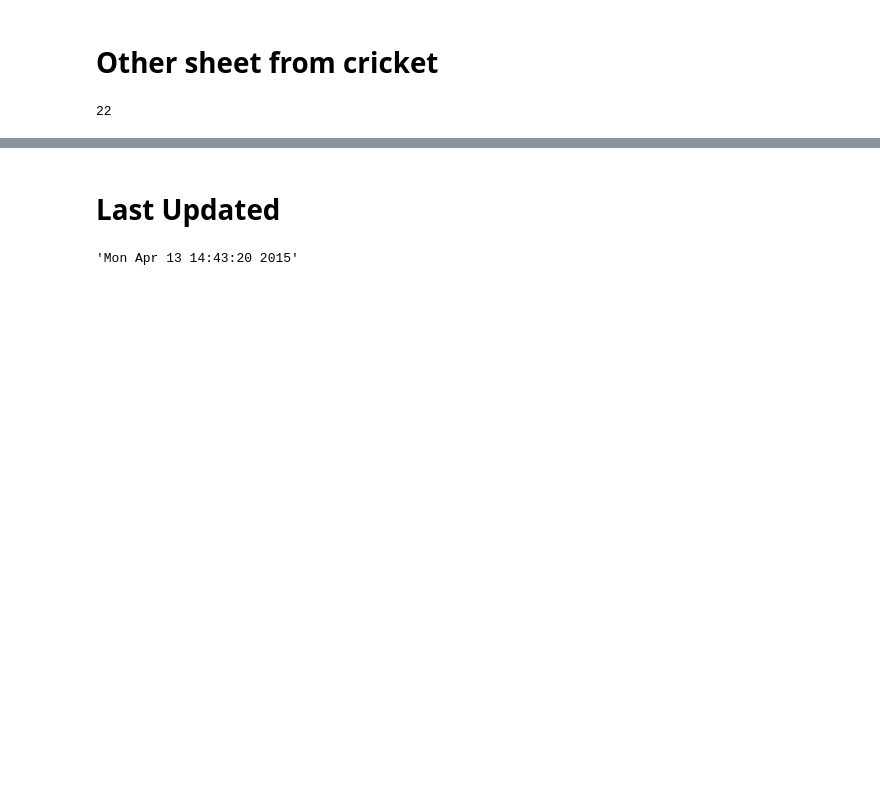
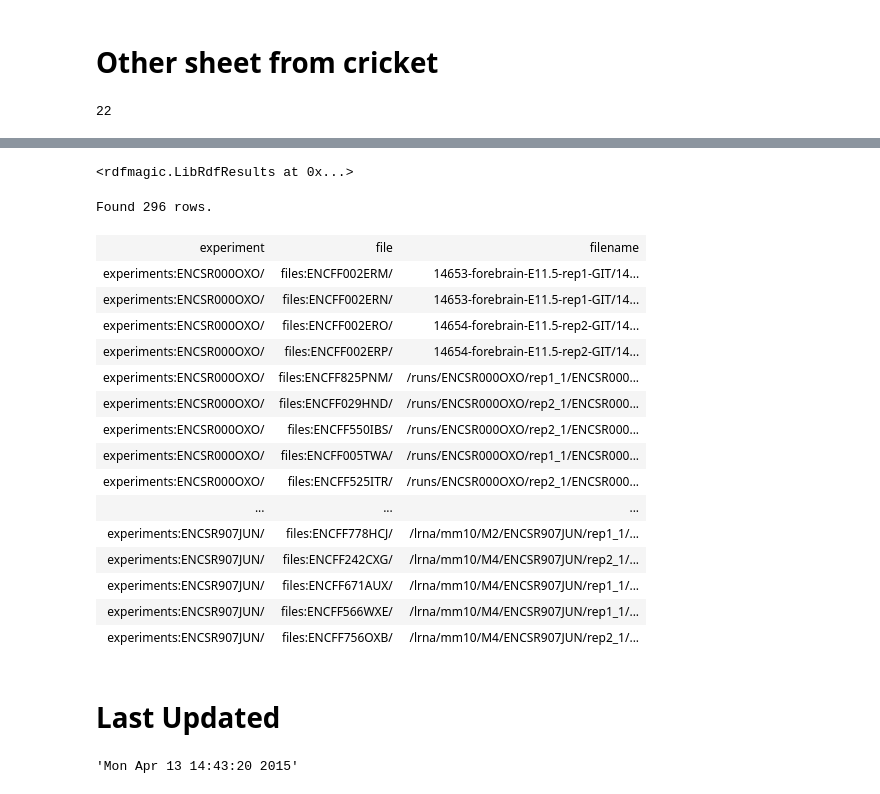
Before and after one commit to detrout/encode3-curation, a Jupyter notebook: single cell dataset members.ipynb, the cells around one changed output, grey strips where cells are left out. Saved outputs shown, nothing was run; the diff lists cells and outputs as text; code cells hidden in the pictures; blank space fills up the shorter version.

```diff
--- a/single cell dataset members.ipynb
+++ b/single cell dataset members.ipynb
@@ -167,6 +272,41 @@ order by ?experiment
 | experiments:ENCSR907JUN/ | libraries:ENCLB185MNU/ | Total RNA-seq on postnatal 0 day ... | library:14636/ | Illumina index__705_506_Paired_en... |
 | experiments:ENCSR950BNG/ | libraries:ENCLB791CRT/ | Total RNA-seq on postnatal 0 day ... | library:14633/ | Illumina index__702_503_Paired_en... |
 | experiments:ENCSR950BNG/ | libraries:ENCLB356IIP/ | Total RNA-seq on postnatal 0 day ... | library:14499/ | Illumina index__N703_N501_Paired_... |
+# %%
+%%sparql -m other_model
+select ?s ?o
+where {
+  ?s experiment:possible_controls ?o .
+}
+# %% [output]
+<rdfmagic.LibRdfResults at 0x...>
+# %%
+%%sparql -m other_model -c
+select ?experiment ?file ?filename
+where {
+  ?experiment experiment:files ?file .
+  ?file a file:file ;
+        file:submitted_file_name ?filename .
+
+}
+# %% [output]
+Found 296 rows.
+| experiment | file | filename |
+| experiments:ENCSR000OXO/ | files:ENCFF002ERM/ | 14653-forebrain-E11.5-rep1-GIT/14... |
+| experiments:ENCSR000OXO/ | files:ENCFF002ERN/ | 14653-forebrain-E11.5-rep1-GIT/14... |
+| experiments:ENCSR000OXO/ | files:ENCFF002ERO/ | 14654-forebrain-E11.5-rep2-GIT/14... |
+| experiments:ENCSR000OXO/ | files:ENCFF002ERP/ | 14654-forebrain-E11.5-rep2-GIT/14... |
+| experiments:ENCSR000OXO/ | files:ENCFF825PNM/ | /runs/ENCSR000OXO/rep1_1/ENCSR000... |
+| experiments:ENCSR000OXO/ | files:ENCFF029HND/ | /runs/ENCSR000OXO/rep2_1/ENCSR000... |
+| experiments:ENCSR000OXO/ | files:ENCFF550IBS/ | /runs/ENCSR000OXO/rep2_1/ENCSR000... |
+| experiments:ENCSR000OXO/ | files:ENCFF005TWA/ | /runs/ENCSR000OXO/rep1_1/ENCSR000... |
+| experiments:ENCSR000OXO/ | files:ENCFF525ITR/ | /runs/ENCSR000OXO/rep2_1/ENCSR000... |
+| ... | ... | ... |
+| experiments:ENCSR907JUN/ | files:ENCFF778HCJ/ | /lrna/mm10/M2/ENCSR907JUN/rep1_1/... |
+| experiments:ENCSR907JUN/ | files:ENCFF242CXG/ | /lrna/mm10/M4/ENCSR907JUN/rep2_1/... |
+| experiments:ENCSR907JUN/ | files:ENCFF671AUX/ | /lrna/mm10/M4/ENCSR907JUN/rep1_1/... |
+| experiments:ENCSR907JUN/ | files:ENCFF566WXE/ | /lrna/mm10/M4/ENCSR907JUN/rep1_1/... |
+| experiments:ENCSR907JUN/ | files:ENCFF756OXB/ | /lrna/mm10/M4/ENCSR907JUN/rep2_1/... |
 # %% [markdown]
 # Last Updated
 # %%
```
Also changed, not shown: parts of 11 cells of this notebook.
